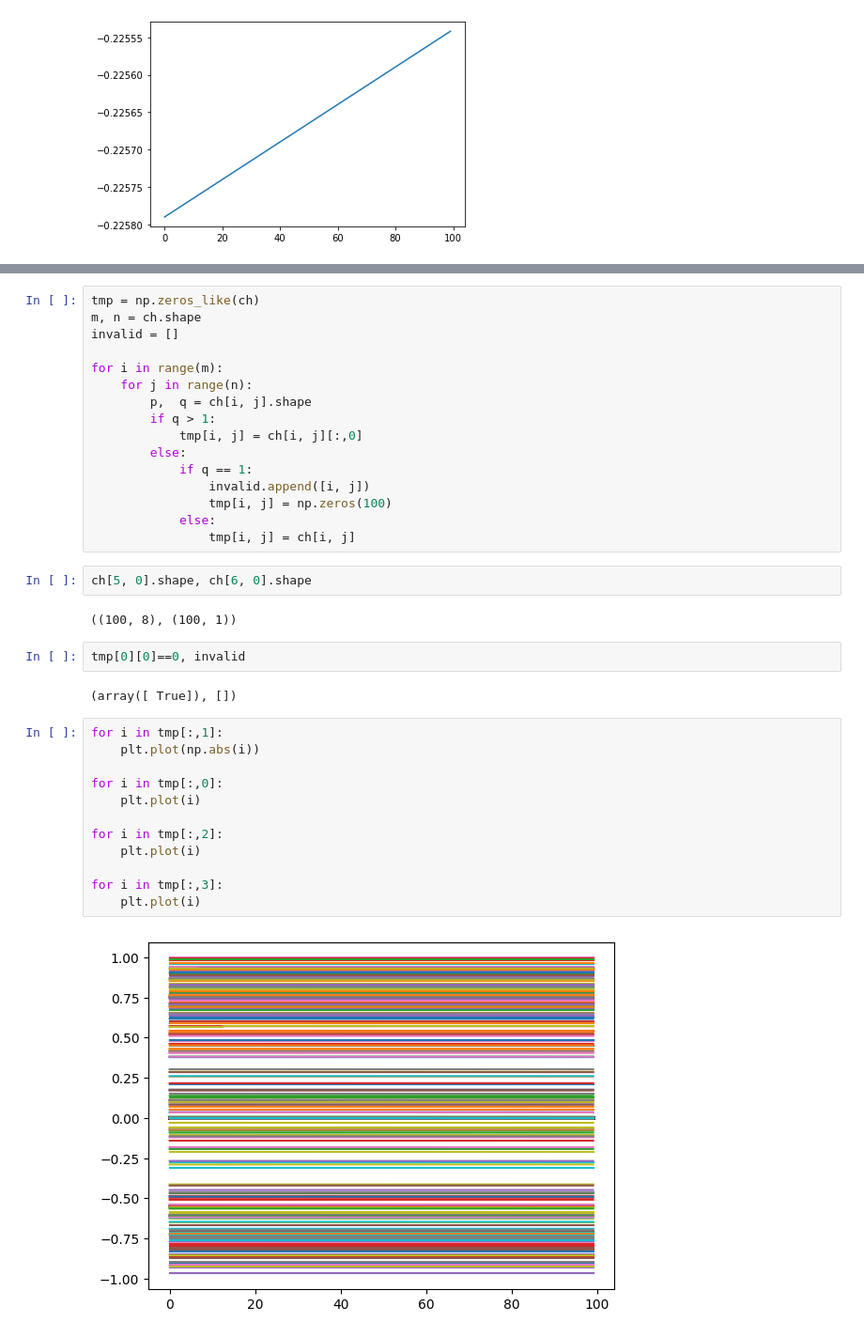
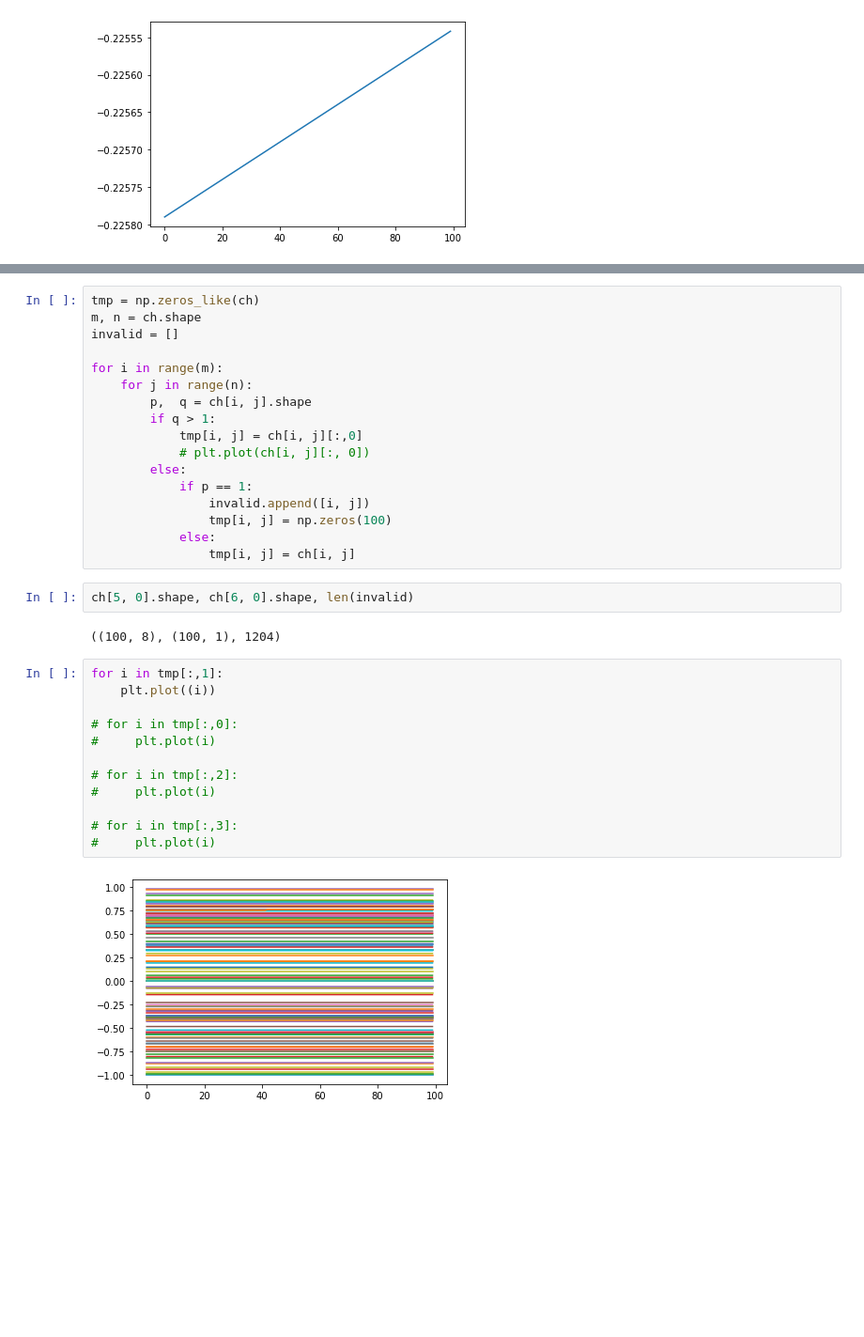
Before and after one commit to ukunliu/WSN_simulation, a Jupyter notebook: Simulation/main.ipynb, the cells around one changed output, grey strips where cells are left out. Shown at 94% size. Cells and saved outputs as stored; diff of their text form; blank space fills up the shorter version.

```diff
--- a/Simulation/main.ipynb
+++ b/Simulation/main.ipynb
@@ -43,31 +82,28 @@ for i in range(m):
         p,  q = ch[i, j].shape
         if q > 1:
             tmp[i, j] = ch[i, j][:,0]
+            # plt.plot(ch[i, j][:, 0])
         else:
-            if q == 1:
+            if p == 1:
                 invalid.append([i, j])
                 tmp[i, j] = np.zeros(100)
             else:
                 tmp[i, j] = ch[i, j]
 # %%
-ch[5, 0].shape, ch[6, 0].shape
+ch[5, 0].shape, ch[6, 0].shape, len(invalid)
 # %% [output]
-((100, 8), (100, 1))
+((100, 8), (100, 1), 1204)
-# %%
-tmp[0][0]==0, invalid
-# %% [output]
-(array([ True]), [])
 # %%
 for i in tmp[:,1]:
-    plt.plot(np.abs(i))
+    plt.plot((i))
 
-for i in tmp[:,0]:
-    plt.plot(i)
+# for i in tmp[:,0]:
+#     plt.plot(i)
 
-for i in tmp[:,2]:
-    plt.plot(i)
+# for i in tmp[:,2]:
+#     plt.plot(i)
 
-for i in tmp[:,3]:
-    plt.plot(i)
+# for i in tmp[:,3]:
+#     plt.plot(i)
 # %% [output]
-[figure, old version]
+[figure, new version]
```
Also changed, not shown: parts of 15 cells of this notebook, 5 other files.
